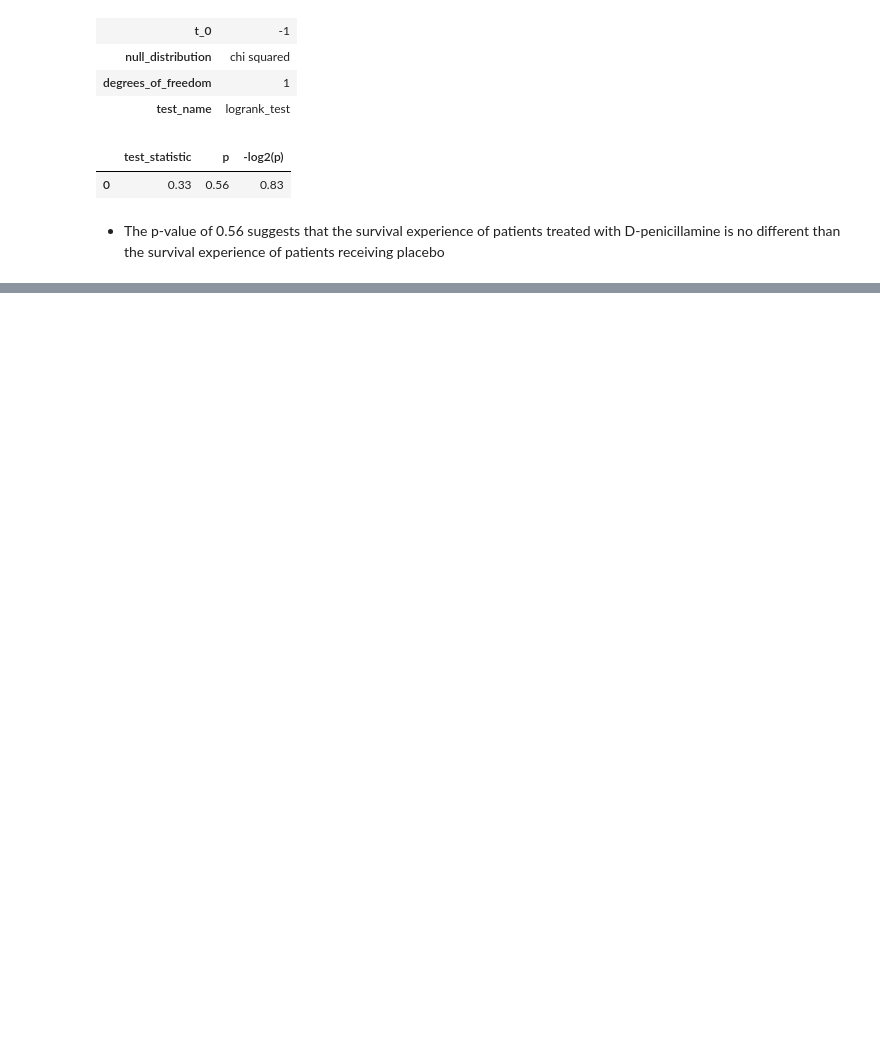
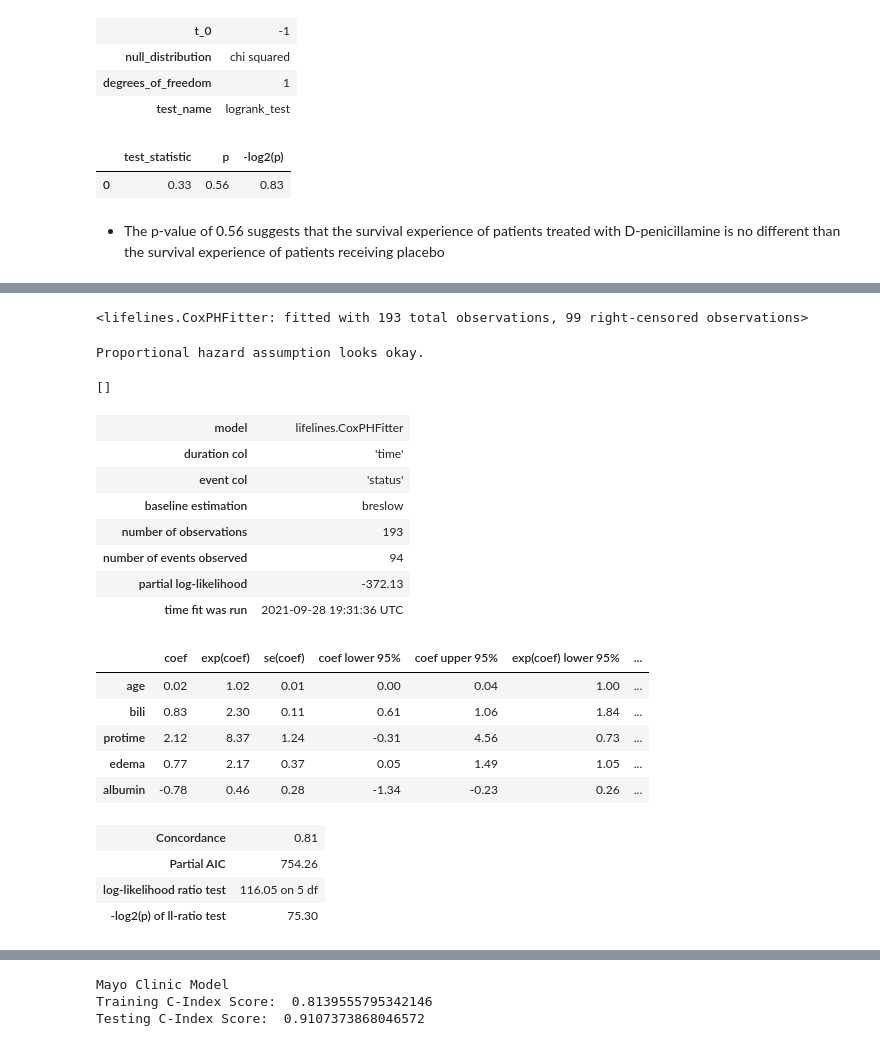
Before and after one commit to rnop/PBC-Survival-Analysis, a Jupyter notebook: Survival_Analysis_Primary_Biliary_Cirrhosis.ipynb, the cells around one changed output, grey strips where cells are left out. Saved outputs shown, nothing was run; the diff lists cells and outputs as text; code cells hidden in the pictures; blank space fills up the shorter version.

```diff
--- a/Survival_Analysis_Primary_Biliary_Cirrhosis.ipynb
+++ b/Survival_Analysis_Primary_Biliary_Cirrhosis.ipynb
@@ -416,0 +514,55 @@ cph.fit(train_df, duration_col='time')
+# %%
+df = pd.read_csv('/content/pbc_data/pbc.csv')
+
+df = df[df['status'] != 1]
+df['status'] = df['status'].apply(lambda x: 1 if x==2.0 else 0)
+df['time'] = df['time'].apply(lambda x: x / 365.0)
+df['trt'] = df['trt'].apply(lambda x: 1 if x==2 else 0)
+df['sex'] = df['sex'].apply(lambda x: 0 if x=='f' else 1)
+
+df['bili'] = df['bili'].apply(lambda x: np.log(x))
+df['copper'] = df['copper'].apply(lambda x: np.log(x))
+df['protime'] = df['protime'].apply(lambda x: np.log(x))
+
+df = df.drop(['id'], axis=1)
+df = df.dropna(axis=0)
+
+mayo = df.copy()
+columns = ['time','status','age','bili','protime','edema','albumin']
+mayo = mayo[columns]
+
+np.random.seed(0)
+mayo_train, mayo_test = train_test_split(mayo, test_size = 0.25, random_state=6)
+# %%
+mayo_cph = CoxPHFitter()
+mayo_cph.fit(mayo_train, duration_col = 'time', event_col = 'status', step_size=0.1)
+# %% [output]
+<lifelines.CoxPHFitter: fitted with 193 total observations, 99 right-censored observations>
+# %%
+mayo_cph.check_assumptions(mayo_train)
+# %% [output]
+Proportional hazard assumption looks okay.
+[]
+# %%
+mayo_cph.print_summary()
+mayo_cph.plot()
+plt.show()
+# %% [output]
+| model | lifelines.CoxPHFitter |
+| duration col | 'time' |
+| event col | 'status' |
+| baseline estimation | breslow |
+| number of observations | 193 |
+| number of events observed | 94 |
+| partial log-likelihood | -372.13 |
+| time fit was run | 2021-09-28 19:31:36 UTC |
+|  | coef | exp(coef) | se(coef) | coef lower 95% | coef upper 95% | exp(coef) lower 95% | ... |
+| age | 0.02 | 1.02 | 0.01 | 0.00 | 0.04 | 1.00 | ... |
+| bili | 0.83 | 2.30 | 0.11 | 0.61 | 1.06 | 1.84 | ... |
+| protime | 2.12 | 8.37 | 1.24 | -0.31 | 4.56 | 0.73 | ... |
+| edema | 0.77 | 2.17 | 0.37 | 0.05 | 1.49 | 1.05 | ... |
+| albumin | -0.78 | 0.46 | 0.28 | -1.34 | -0.23 | 0.26 | ... |
+| Concordance | 0.81 |
+| Partial AIC | 754.26 |
+| log-likelihood ratio test | 116.05 on 5 df |
+| -log2(p) of ll-ratio test | 75.30 |
@@ -416,0 +570,8 @@ cph.fit(train_df, duration_col='time')
+# %%
+print("Mayo Clinic Model")
+print("Training C-Index Score: ",mayo_cph.score(mayo_train, scoring_method="concordance_index"))
+print("Testing C-Index Score: ",mayo_cph.score(mayo_test, scoring_method="concordance_index"))
+# %% [output]
+Mayo Clinic Model
+Training C-Index Score:  0.8139555795342146
+Testing C-Index Score:  0.9107373868046572
```
Also changed, not shown: parts of 28 cells of this notebook.
